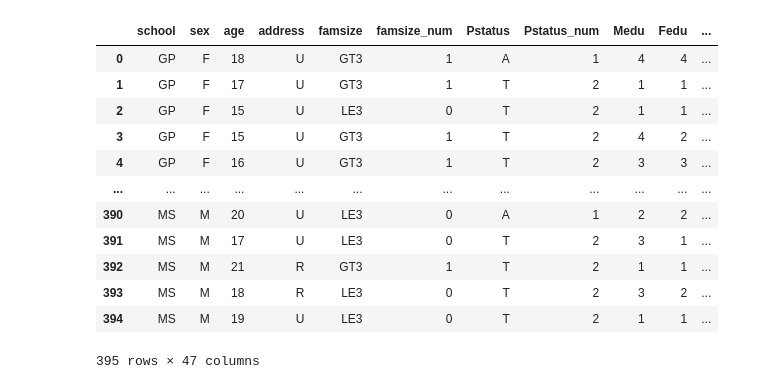
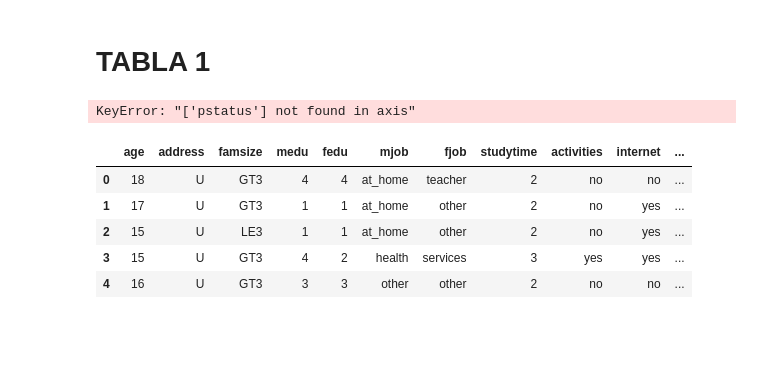
Before and after one commit to enialahcene/proyecto-ml, a Jupyter notebook: Documento limpieza de tablas.ipynb, the cells around one changed output. Saved outputs shown, nothing was run; the diff lists cells and outputs as text; code cells hidden in the pictures; blank space fills up the shorter version.

```diff
--- a/Documento limpieza de tablas.ipynb
+++ b/Documento limpieza de tablas.ipynb
@@ -22,0 +304,30 @@ tabla1
+# %% [markdown]
+# TABLA 1
+# %%
+tabla1["pareja"] = tabla1["romantic"]
+tabla1["divorciados"] = tabla1["Pstatus"]
+tabla1["fam_numerosa"] = tabla1["famsize"]
+tabla1["genero"] = tabla1["sex"]
+tabla1["pareja"] = tabla1["romantic"]
+
+tabla1['media'] = tabla1[['G1', 'G2', 'G3']].mean(axis=1).round(2)
+tabla1['aprobado'] = (tabla1['media'] >= 5).astype(int)
+tabla1['apoyo_edu'] = ((tabla1['schoolsup'] == 'yes') | (tabla1['famsup'] == 'yes') | (tabla1['paid'] == 'yes')).astype(int)
+tabla1['divorciados'] = ((tabla1['divorciados'] == 'A') | (tabla1['famsup'] == 'yes') | (tabla1['paid'] == 'yes')).astype(int)
+
+tabla1 = tabla1.drop(['school', "G1", "G2", "G3","higher", "nursery", "failures", "reason", "guardian", "traveltime", "schoolsup", "famsup", "paid", "sex", "pstatus"], axis=1)
+tabla1.columns = [col.lower() for col in tabla1.columns]
+
+tabla1.head()
+# %% [output]
+KeyError: "['pstatus'] not found in axis"
+# %%
+tabla1 = tabla1.drop(["pstatus"], axis=1)
+tabla1.head()
+# %% [output]
+|  | age | address | famsize | medu | fedu | mjob | fjob | studytime | activities | internet | ... |
+| 0 | 18 | U | GT3 | 4 | 4 | at_home | teacher | 2 | no | no | ... |
+| 1 | 17 | U | GT3 | 1 | 1 | at_home | other | 2 | no | yes | ... |
+| 2 | 15 | U | LE3 | 1 | 1 | at_home | other | 2 | no | yes | ... |
+| 3 | 15 | U | GT3 | 4 | 2 | health | services | 3 | yes | yes | ... |
+| 4 | 16 | U | GT3 | 3 | 3 | other | other | 2 | no | no | ... |
@@ -23,23 +339,14 @@ tabla1
 # %%
 # Crear un diccionario de mapeo para cada columna
 mappings = {
-    'famsize': {'GT3': 1, 'LE3': 0},
-    'Pstatus': {'A': 1, 'T': 2},
-    'Mjob': {'at_home': 1, 'health': 2, 'other': 3, 'services': 4, 'teacher': 5},
-    'Fjob': {'at_home': 1, 'health': 2, 'other': 3, 'services': 4, 'teacher': 5},
-    'reason': {'course': 1, 'home': 2, 'other': 3, 'reputation': 4},
-    'guardian': {'mother': 1, 'father': 2, 'other': 3},
-    'schoolsup': {'yes': 1, 'no': 0},
-    'famsup': {'yes': 1, 'no': 0},
-    'paid': {'yes': 1, 'no': 0},
+    'fam_numerosa': {'GT3': 1, 'LE3': 0},
+    'divorciados': {'A': 1, 'T': 0},
     'activities': {'yes': 1, 'no': 0},
-    'nursery': {'yes': 1, 'no': 0},
-    'higher': {'yes': 1, 'no': 0},
     'internet': {'yes': 1, 'no': 0},
-    'romantic': {'yes': 1, 'no': 0}
+    'pareja': {'yes': 1, 'no': 0}
 }
 
-# Aplicar el mapeo a cada columna y reordenar las columnas
+# Aplicar el mapeo a cada columna
 for column, mapping in mappings.items():
     new_column = column + '_num'
     tabla1[new_column] = tabla1[column].map(mapping)
@@ -49,17 +356,3 @@ for column, mapping in mappings.items():
     tabla1 = tabla1[cols]
 
 tabla1
-# %% [output]
-|  | school | sex | age | address | famsize | famsize_num | Pstatus | Pstatus_num | Medu | Fedu | ... |
-| 0 | GP | F | 18 | U | GT3 | 1 | A | 1 | 4 | 4 | ... |
-| 1 | GP | F | 17 | U | GT3 | 1 | T | 2 | 1 | 1 | ... |
-| 2 | GP | F | 15 | U | LE3 | 0 | T | 2 | 1 | 1 | ... |
-| 3 | GP | F | 15 | U | GT3 | 1 | T | 2 | 4 | 2 | ... |
-| 4 | GP | F | 16 | U | GT3 | 1 | T | 2 | 3 | 3 | ... |
-| ... | ... | ... | ... | ... | ... | ... | ... | ... | ... | ... | ... |
-| 390 | MS | M | 20 | U | LE3 | 0 | A | 1 | 2 | 2 | ... |
-| 391 | MS | M | 17 | U | LE3 | 0 | T | 2 | 3 | 1 | ... |
-| 392 | MS | M | 21 | R | GT3 | 1 | T | 2 | 1 | 1 | ... |
-| 393 | MS | M | 18 | R | LE3 | 0 | T | 2 | 3 | 2 | ... |
-| 394 | MS | M | 19 | U | LE3 | 0 | T | 2 | 1 | 1 | ... |
-395 rows × 47 columns
```
Also changed, not shown: parts of 44 cells of this notebook.
